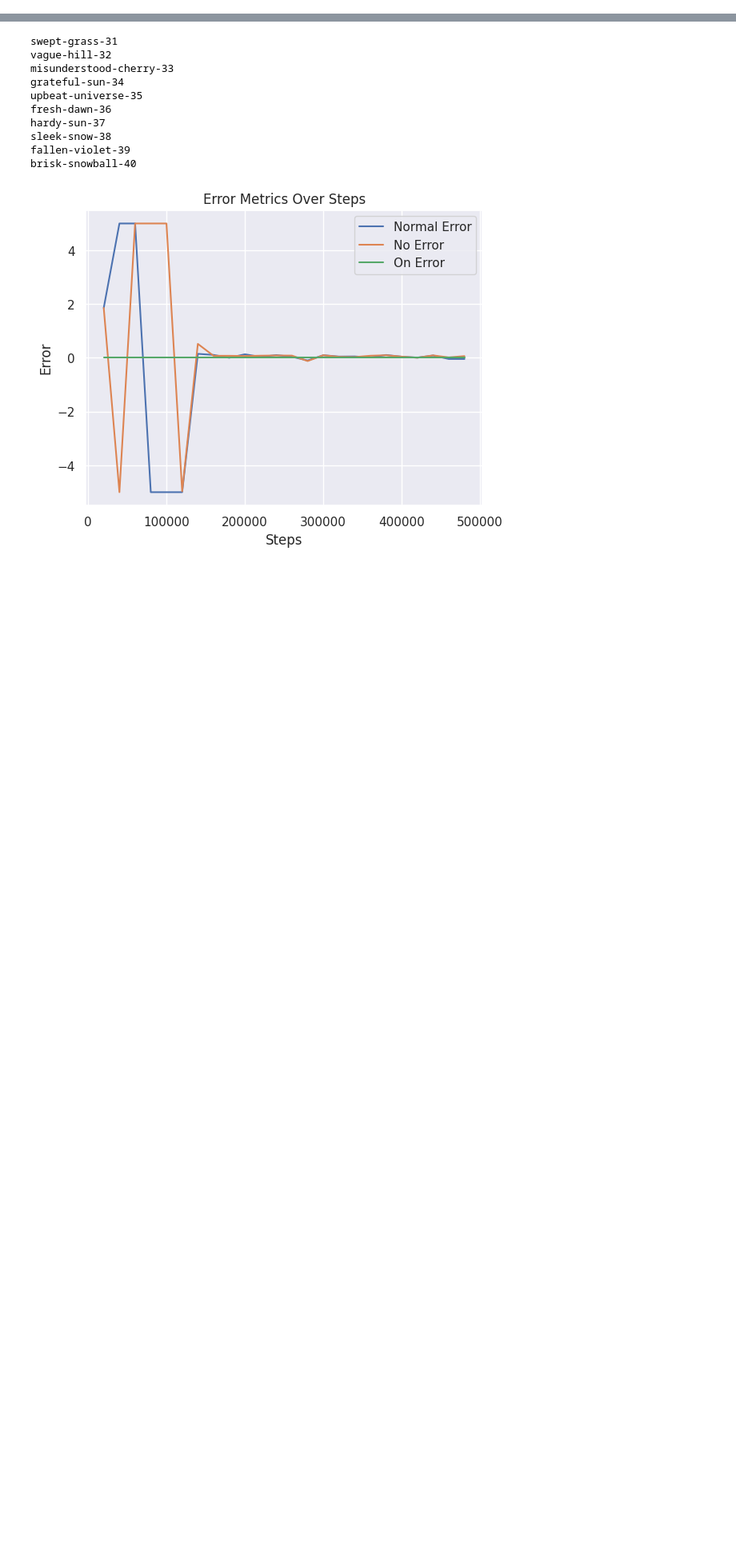
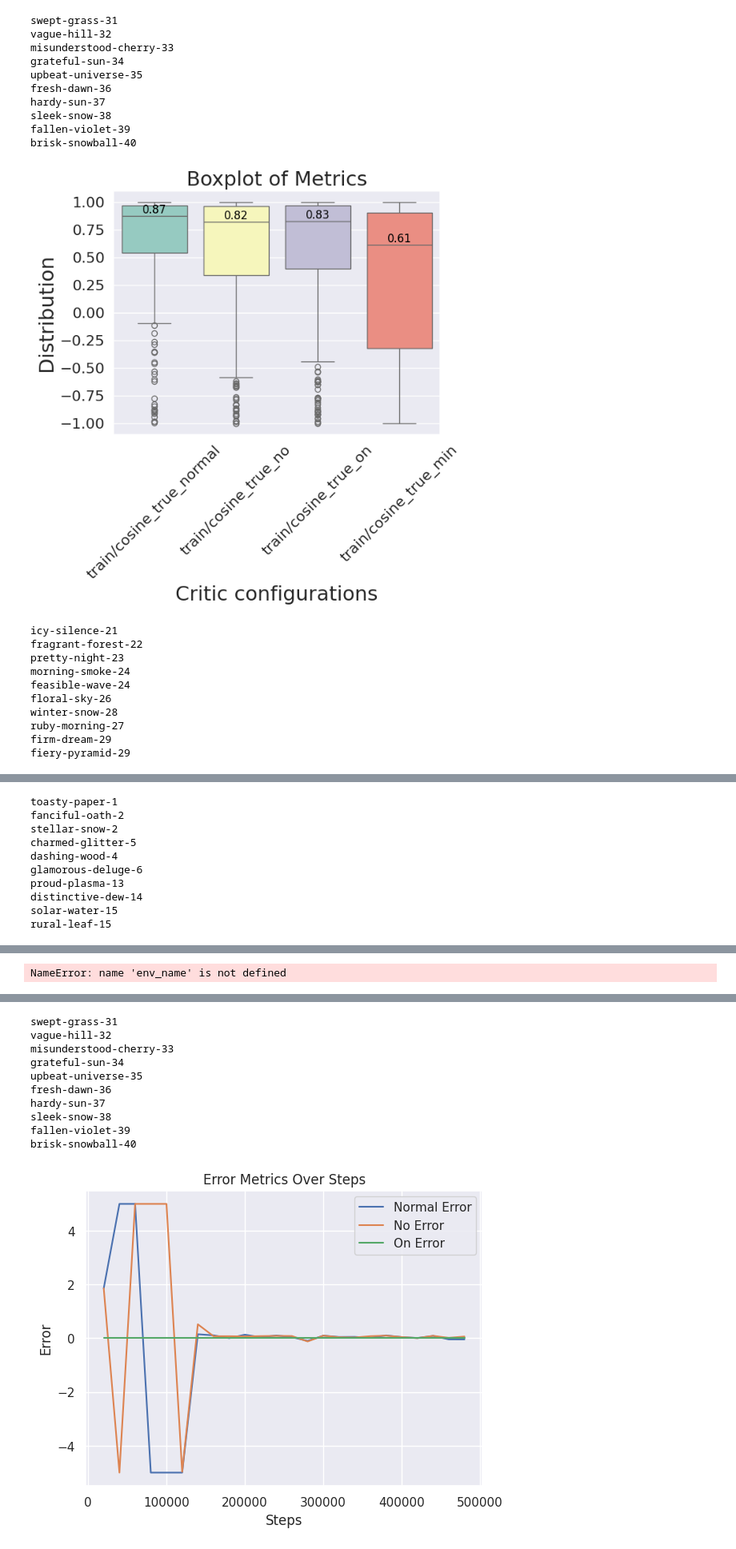
Before and after one commit to kallel-mahdi/supersac, a Jupyter notebook: notebooks/PLOTS.ipynb, the cells around one changed output, grey strips where cells are left out. Shown at 80% size. Saved outputs shown, nothing was run; the diff lists cells and outputs as text; code cells hidden in the pictures; blank space fills up the shorter version.

Commit message:
Refactoring and improving plotting code, commit just to be safe

```diff
--- a/notebooks/PLOTS.ipynb
+++ b/notebooks/PLOTS.ipynb
@@ -287,35 +373,57 @@ for max_step,legend in zip(max_steps,legend):
                     config_list.append({k: v for k, v in run.config.items() if not k.startswith("_")})
                     # .name is the human-readable name of the run.
                     name_list.append(run.name)
                     full_df = run.history(samples=10000)
 
                     tmp_df = full_df[metrics + ['_step']].dropna(axis=0)
                     #tmp_df = tmp_df.loc[:, (tmp_df != 0).any(axis=0)]
                     #tmp_df = tmp_df[tmp_df['train/cosine_true_estimate'] != 0]
                     #print("TMP DF",tmp_df)
                     #tmp_df = full_df[['train/cosine_true_on','_step']].dropna(axis=0)
                     tmp_df['step'] = np.round(tmp_df['_step'] / 10000) * 10000
                     df = pd.concat([df, tmp_df], ignore_index=True)
 
 
                     #break
 
 
 
 
             df2 = df[df["step"]<int(max_step)]
             df2 = df2.drop(columns=['step','_step'])
             sns.boxplot(data=df2, palette="Set3")
             medians = df2.median()
             for i, median in enumerate(medians):
                 plt.text(i, median, f'{median:.2f}', ha='center', va='bottom', fontsize=12, color='black')
-            plt.xticks(rotation=45, fontsize=16)
-            plt.yticks(fontsize=16)
-            plt.xlabel('Metrics', fontsize=22)
-            plt.ylabel('Values', fontsize=22)
-            plt.title('Boxplot of Metrics', fontsize=22)
+            plt.xticks(rotation=45)
+            plt.yticks()
+            plt.xlabel('Critic configurations')
+            plt.ylabel('Distribution')
+            plt.title('Boxplot of Metrics')
             plt.show()
 
     if legend : plt.legend()
     plt.savefig("./plots/grad/"+env_name+"_cosine_"+algo_name+".pdf", format="pdf", bbox_inches="tight")
     plt.show()
+# %% [output]
+swept-grass-31
+vague-hill-32
+misunderstood-cherry-33
+grateful-sun-34
+upbeat-universe-35
+fresh-dawn-36
+hardy-sun-37
+sleek-snow-38
+fallen-violet-39
+brisk-snowball-40
+[figure, added]
+icy-silence-21
+fragrant-forest-22
+pretty-night-23
+morning-smoke-24
+feasible-wave-24
+floral-sky-26
+winter-snow-28
+ruby-morning-27
+firm-dream-29
+fiery-pyramid-29
@@ -321,0 +431,10 @@ for max_step,legend in zip(max_steps,legend):
+toasty-paper-1
+fanciful-oath-2
+stellar-snow-2
+charmed-glitter-5
+dashing-wood-4
+glamorous-deluge-6
+proud-plasma-13
+distinctive-dew-14
+solar-water-15
+rural-leaf-15
@@ -321,0 +442 @@ for max_step,legend in zip(max_steps,legend):
+NameError: name 'env_name' is not defined
```
Also changed, not shown: parts of 8 cells of this notebook, 2 other files.
